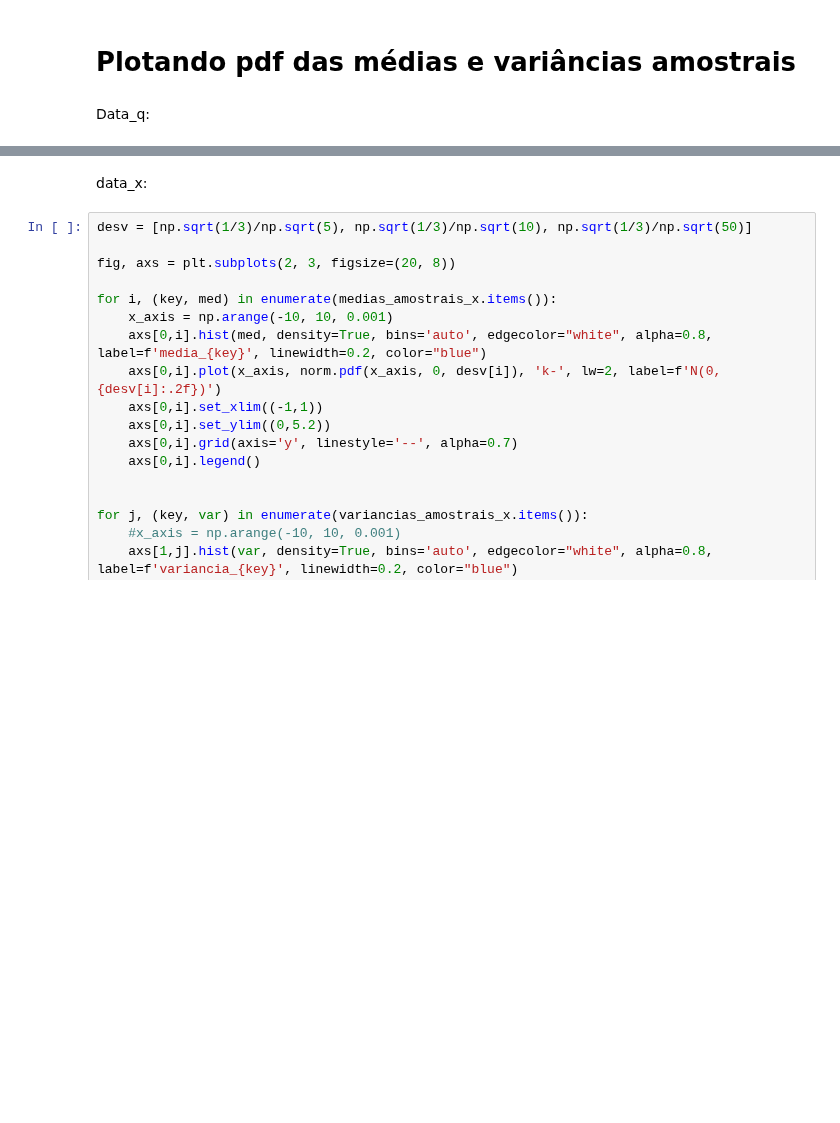
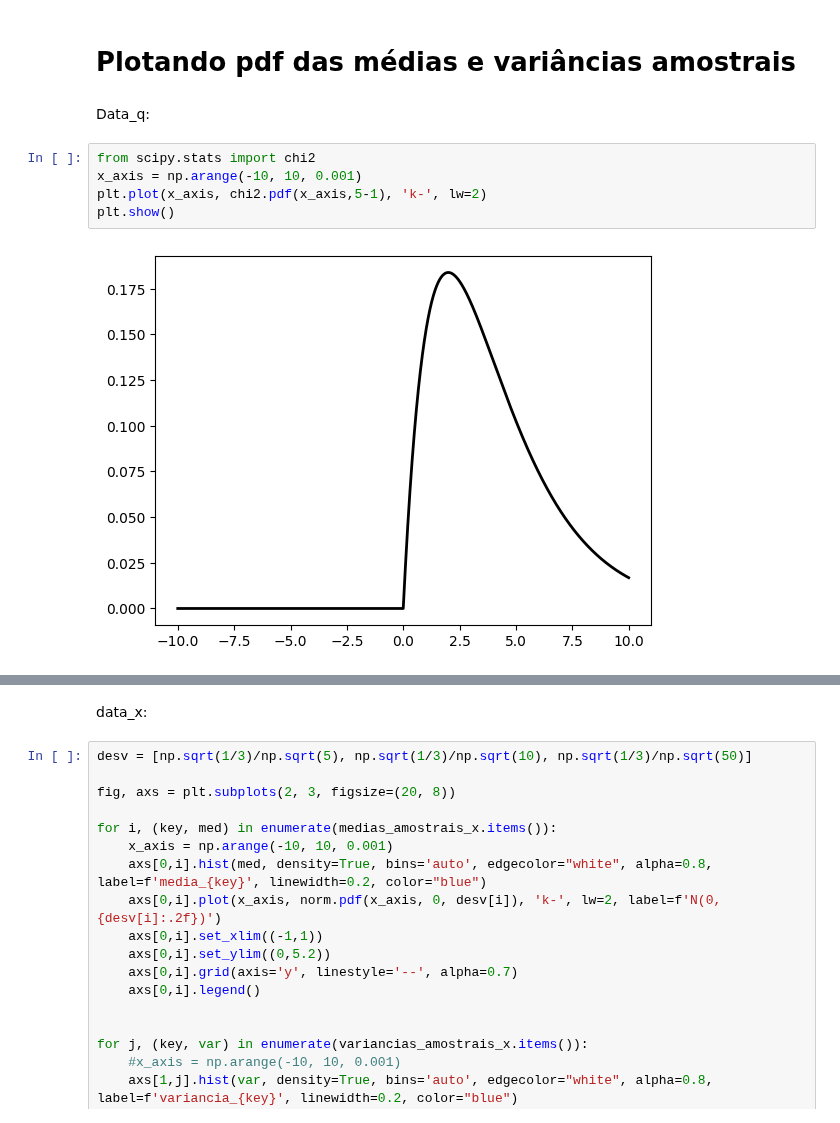
Before and after one commit to lorran-araujo/LNCC, a Jupyter notebook: disciplinas/estatistica/trab1/trab.ipynb, the cells around one changed output, grey strips where cells are left out. Cells and saved outputs as stored; diff of their text form; blank space fills up the shorter version.

```diff
--- a/disciplinas/estatistica/trab1/trab.ipynb
+++ b/disciplinas/estatistica/trab1/trab.ipynb
@@ -209,4 +185,11 @@ variancias_amostrais['t'] = variancias_amostrais_t
 # Plotando pdf das médias e variâncias amostrais
 # %% [markdown]
 Data_q:
+# %%
+from scipy.stats import chi2
+x_axis = np.arange(-10, 10, 0.001)
+plt.plot(x_axis, chi2.pdf(x_axis,5-1), 'k-', lw=2)
+plt.show()
+# %% [output]
+[figure, added]
 # %%
```
Also changed, not shown: parts of 3 cells of this notebook, 14 other files.
